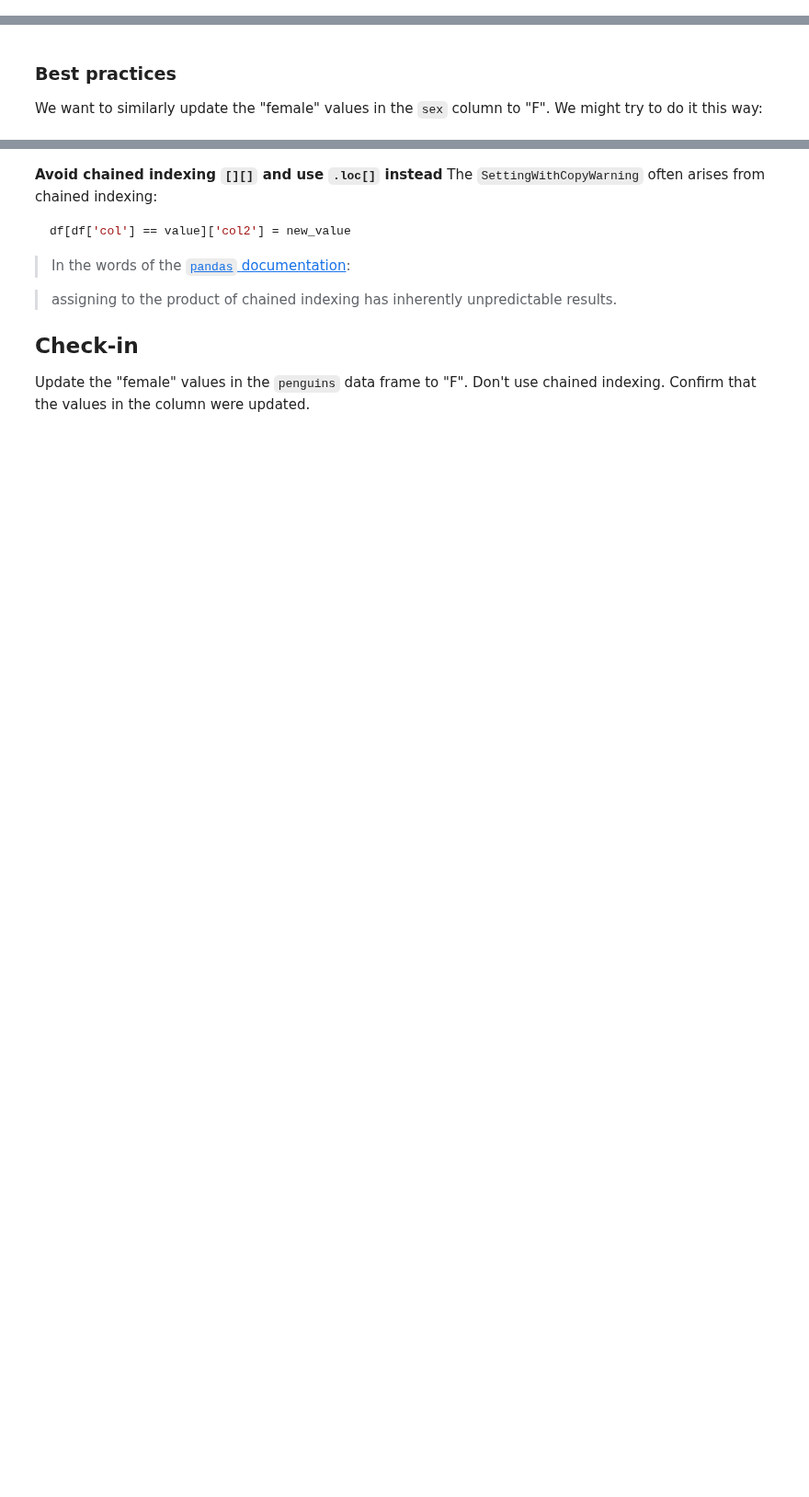
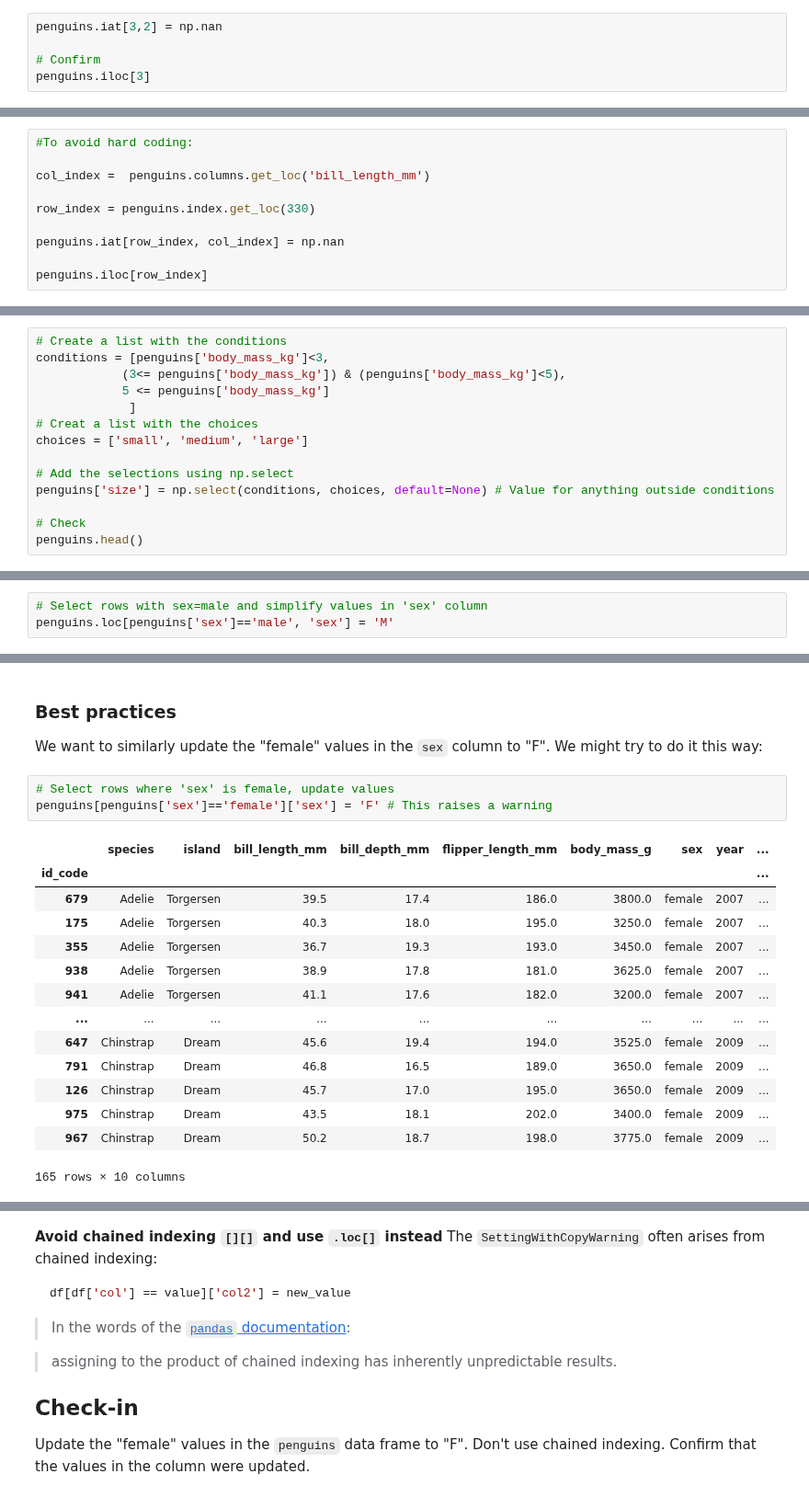
Before and after one commit to sarahhinkley/eds220-inclass, a Jupyter notebook: week2/week-2-updating-dataframes-STUDENT.ipynb, the cells around one changed output, grey strips where cells are left out. Shown at 92% size. Drawn from its saved outputs; the diff is of its cells as text; blank space fills up the shorter version.

```diff
--- a/week2/week-2-updating-dataframes-STUDENT.ipynb
+++ b/week2/week-2-updating-dataframes-STUDENT.ipynb
@@ -67,0 +138,5 @@ HINT: What would be an equivalent method to penguins.columns.get_loc('column_nam
+# %%
+penguins.iat[3,2] = np.nan
+
+# Confirm
+penguins.iloc[3]
@@ -67,0 +154,10 @@ HINT: What would be an equivalent method to penguins.columns.get_loc('column_nam
+# %%
+#To avoid hard coding:
+
+col_index =  penguins.columns.get_loc('bill_length_mm')
+
+row_index = penguins.index.get_loc(330)
+
+penguins.iat[row_index, col_index] = np.nan
+
+penguins.iloc[row_index]
@@ -85,0 +199,14 @@ One way to add this information in a new column is with `numpy.select()`:
+# %%
+# Create a list with the conditions
+conditions = [penguins['body_mass_kg']<3,
+            (3<= penguins['body_mass_kg']) & (penguins['body_mass_kg']<5),
+            5 <= penguins['body_mass_kg']
+             ]
+# Creat a list with the choices
+choices = ['small', 'medium', 'large']
+
+# Add the selections using np.select
+penguins['size'] = np.select(conditions, choices, default=None) # Value for anything outside conditions
+
+# Check
+penguins.head()
@@ -98,3 +237,6 @@ where
 #### Example
 
 Update the "male" values in the sex column to "M".
+# %%
+# Select rows with sex=male and simplify values in 'sex' column
+penguins.loc[penguins['sex']=='male', 'sex'] = 'M'
@@ -103,3 +250,21 @@ Update the "male" values in the sex column to "M".
 
 We want to similarly update the "female" values in the `sex` column to "F".
 We might try to do it this way:
+# %%
+# Select rows where 'sex' is female, update values
+penguins[penguins['sex']=='female']['sex'] = 'F' # This raises a warning
+# %% [output]
+|  | species | island | bill_length_mm | bill_depth_mm | flipper_length_mm | body_mass_g | sex | year | ... |
+| id_code |  |  |  |  |  |  |  |  | ... |
+| 679 | Adelie | Torgersen | 39.5 | 17.4 | 186.0 | 3800.0 | female | 2007 | ... |
+| 175 | Adelie | Torgersen | 40.3 | 18.0 | 195.0 | 3250.0 | female | 2007 | ... |
+| 355 | Adelie | Torgersen | 36.7 | 19.3 | 193.0 | 3450.0 | female | 2007 | ... |
+| 938 | Adelie | Torgersen | 38.9 | 17.8 | 181.0 | 3625.0 | female | 2007 | ... |
+| 941 | Adelie | Torgersen | 41.1 | 17.6 | 182.0 | 3200.0 | female | 2007 | ... |
+| ... | ... | ... | ... | ... | ... | ... | ... | ... | ... |
+| 647 | Chinstrap | Dream | 45.6 | 19.4 | 194.0 | 3525.0 | female | 2009 | ... |
+| 791 | Chinstrap | Dream | 46.8 | 16.5 | 189.0 | 3650.0 | female | 2009 | ... |
+| 126 | Chinstrap | Dream | 45.7 | 17.0 | 195.0 | 3650.0 | female | 2009 | ... |
+| 975 | Chinstrap | Dream | 43.5 | 18.1 | 202.0 | 3400.0 | female | 2009 | ... |
+| 967 | Chinstrap | Dream | 50.2 | 18.7 | 198.0 | 3775.0 | female | 2009 | ... |
+165 rows × 10 columns
```
Also changed, not shown: parts of 26 cells of this notebook.
